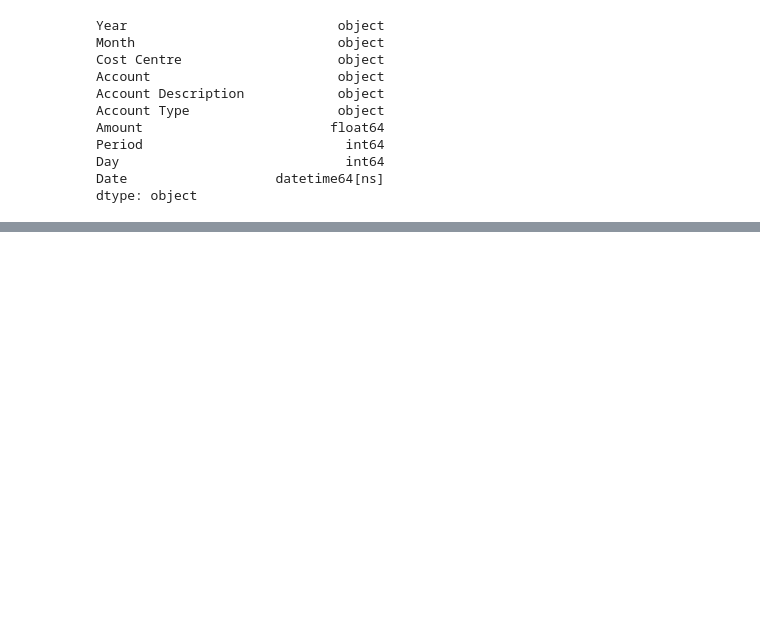
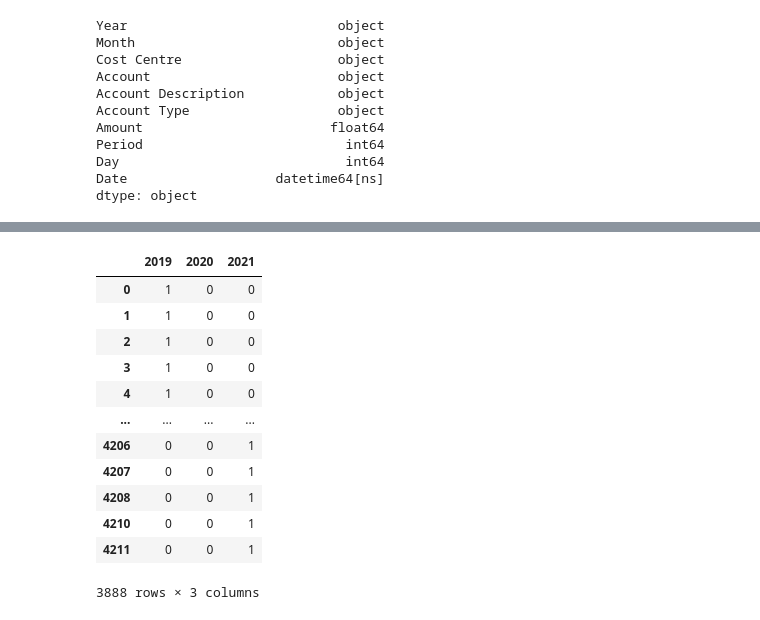
Before and after one commit to kd444/Forecasting_Transaction_App, a Jupyter notebook: Regression Model.ipynb, the cells around one changed output, grey strips where cells are left out. Drawn from its saved outputs; the diff is of its cells as text; code cells hidden in the pictures; blank space fills up the shorter version.

```diff
--- a/Regression Model.ipynb
+++ b/Regression Model.ipynb
@@ -521,0 +474,16 @@ dtype: object
+# %%
+pd.get_dummies(df['Year'])
+# %% [output]
+|  | 2019 | 2020 | 2021 |
+| 0 | 1 | 0 | 0 |
+| 1 | 1 | 0 | 0 |
+| 2 | 1 | 0 | 0 |
+| 3 | 1 | 0 | 0 |
+| 4 | 1 | 0 | 0 |
+| ... | ... | ... | ... |
+| 4206 | 0 | 0 | 1 |
+| 4207 | 0 | 0 | 1 |
+| 4208 | 0 | 0 | 1 |
+| 4210 | 0 | 0 | 1 |
+| 4211 | 0 | 0 | 1 |
+3888 rows × 3 columns
```
Also changed, not shown: parts of 66 cells of this notebook.
